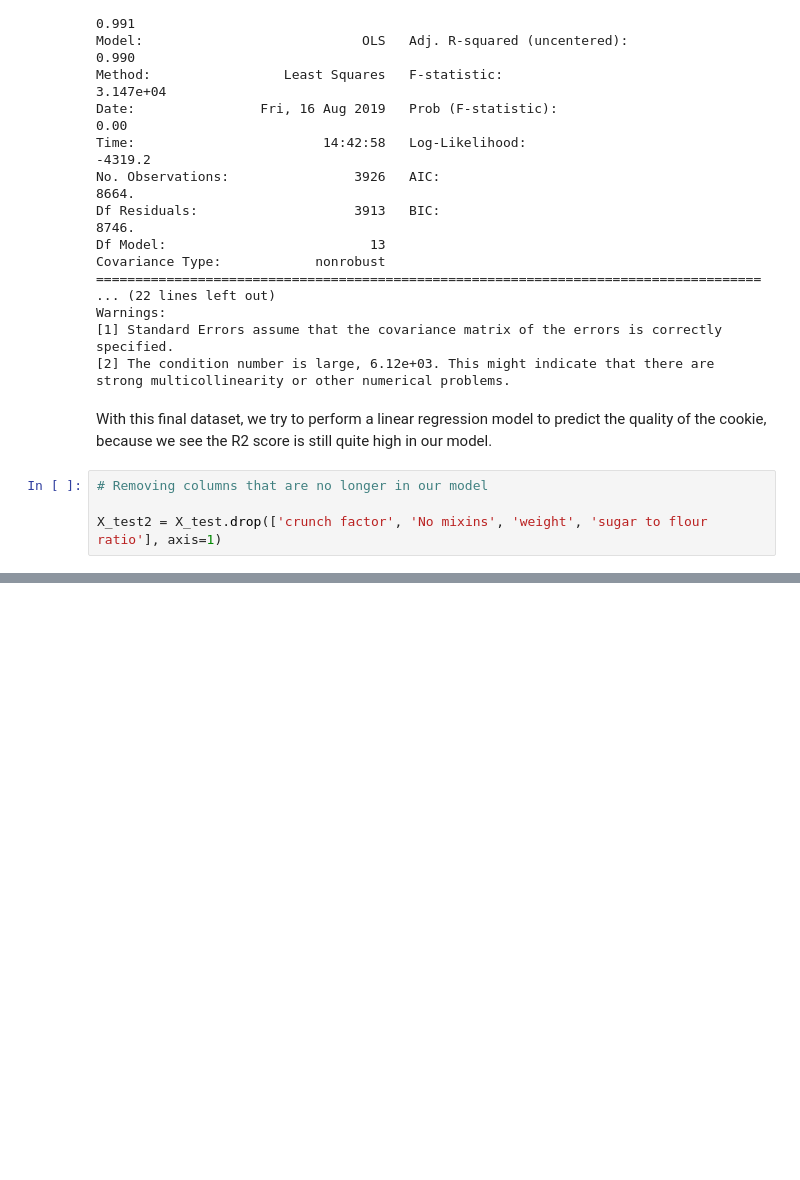
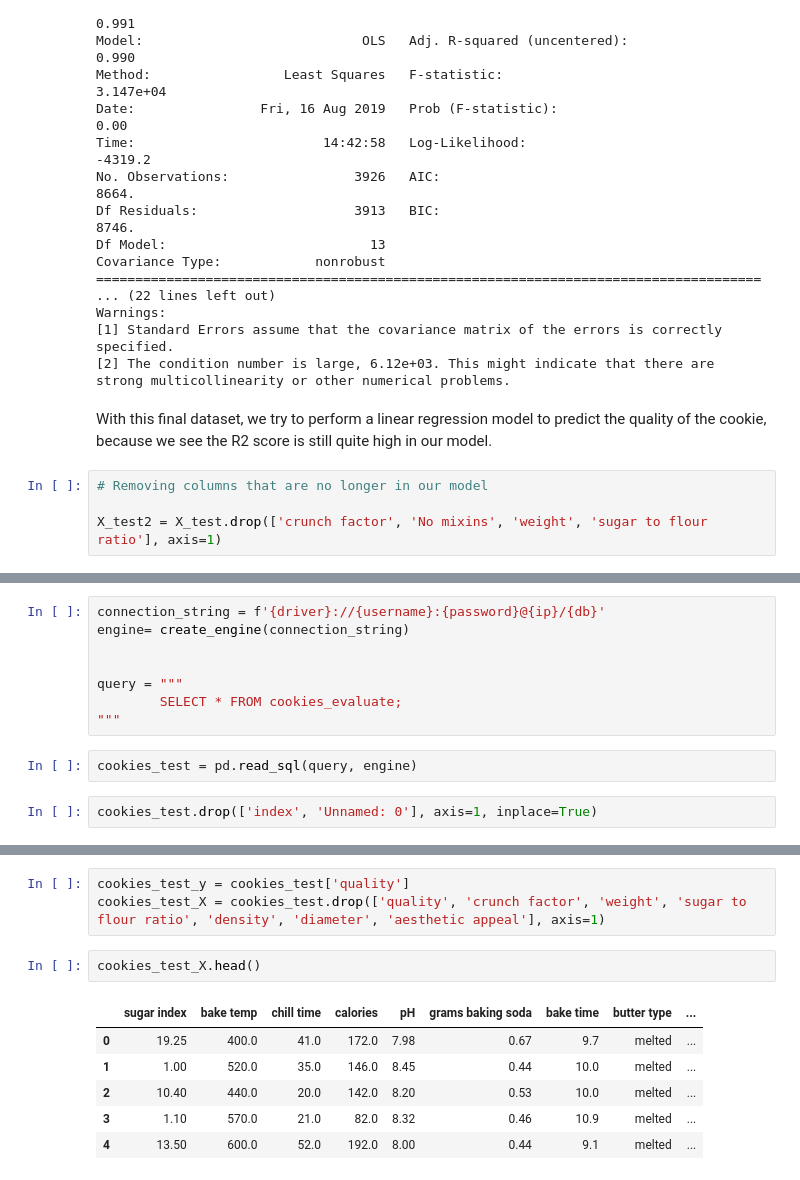
Before and after one commit to wobniarin/Datathon_Cookies, a Jupyter notebook: Jupyter_Notebooks/01 - Machine Learning Model.ipynb, the cells around one changed output, grey strips where cells are left out. Drawn from its saved outputs; the diff is of its cells as text; blank space fills up the shorter version.

```diff
--- a/Jupyter_Notebooks/01 - Machine Learning Model.ipynb
+++ b/Jupyter_Notebooks/01 - Machine Learning Model.ipynb
@@ -464,0 +550,12 @@ auto_model09.fit(X_train09, y_train09)
+# %%
+connection_string = f'{driver}://{username}:{password}@{ip}/{db}'
+engine= create_engine(connection_string)
+
+
+query = """
+        SELECT * FROM cookies_evaluate;
+"""
+# %%
+cookies_test = pd.read_sql(query, engine)
+# %%
+cookies_test.drop(['index', 'Unnamed: 0'], axis=1, inplace=True)
@@ -464,0 +571,12 @@ auto_model09.fit(X_train09, y_train09)
+# %%
+cookies_test_y = cookies_test['quality']
+cookies_test_X = cookies_test.drop(['quality', 'crunch factor', 'weight', 'sugar to flour ratio', 'density', 'diameter', 'aesthetic appeal'], axis=1)
+# %%
+cookies_test_X.head()
+# %% [output]
+|  | sugar index | bake temp | chill time | calories | pH | grams baking soda | bake time | butter type | ... |
+| 0 | 19.25 | 400.0 | 41.0 | 172.0 | 7.98 | 0.67 | 9.7 | melted | ... |
+| 1 | 1.00 | 520.0 | 35.0 | 146.0 | 8.45 | 0.44 | 10.0 | melted | ... |
+| 2 | 10.40 | 440.0 | 20.0 | 142.0 | 8.20 | 0.53 | 10.0 | melted | ... |
+| 3 | 1.10 | 570.0 | 21.0 | 82.0 | 8.32 | 0.46 | 10.9 | melted | ... |
+| 4 | 13.50 | 600.0 | 52.0 | 192.0 | 8.00 | 0.44 | 9.1 | melted | ... |
```
Also changed, not shown: parts of 31 cells of this notebook, 1 other file.
